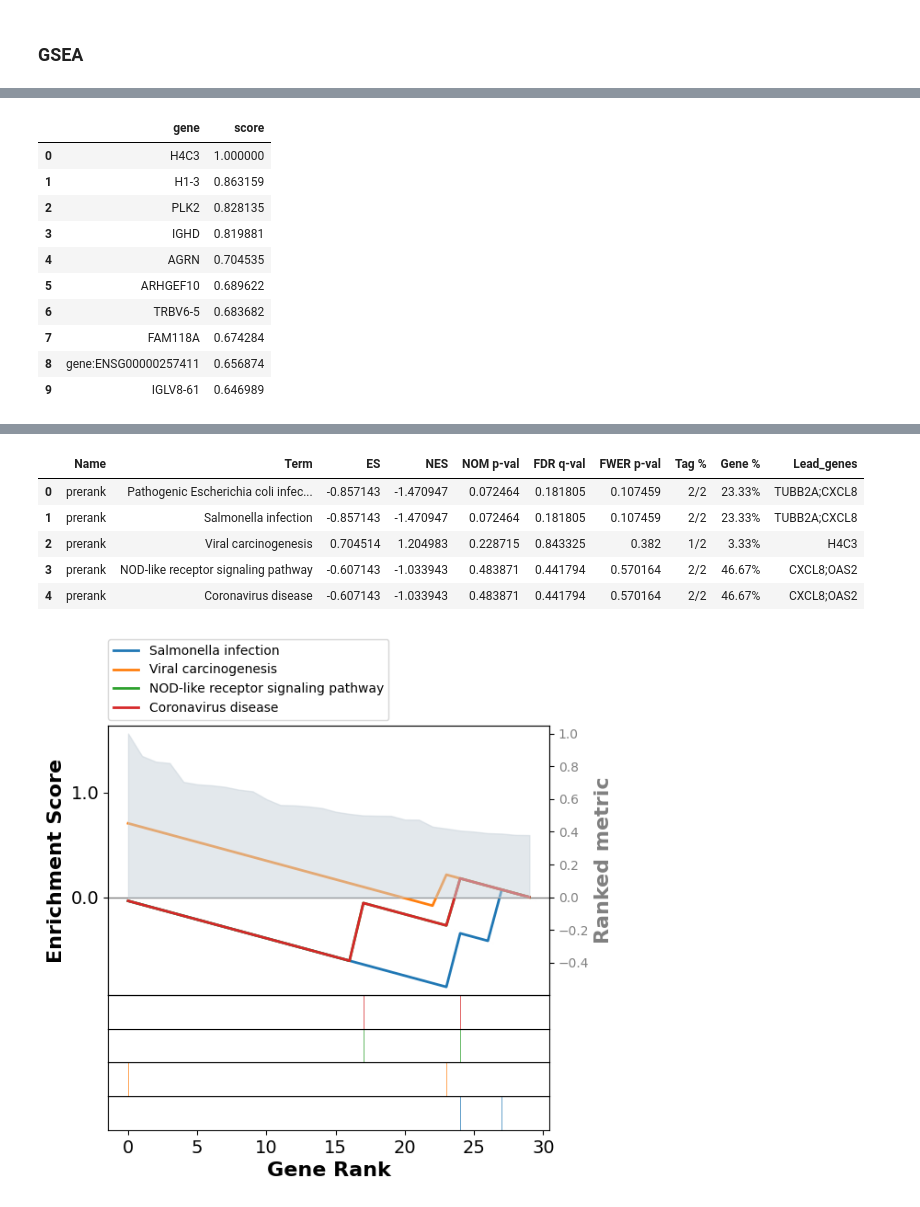
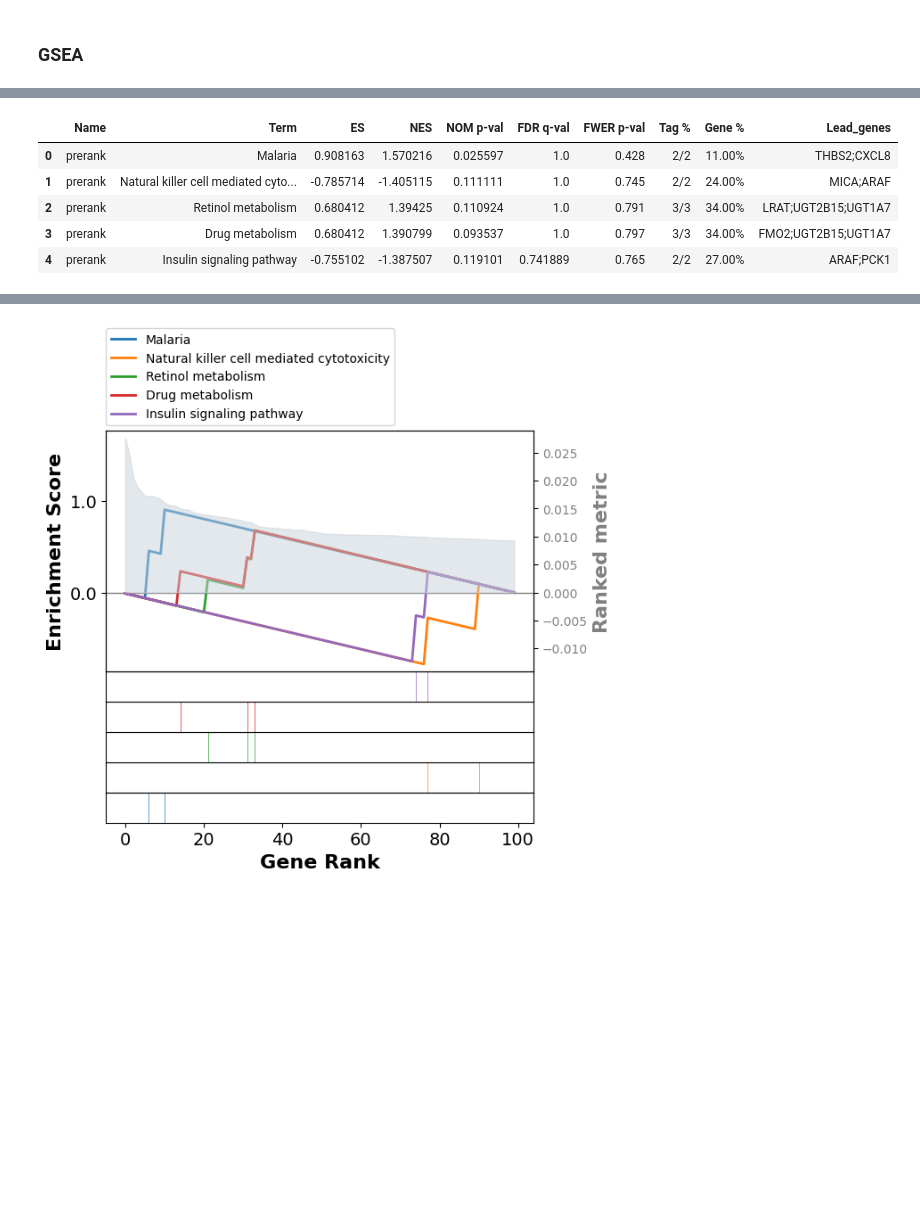
Before and after one commit to Kitiyaparnnn/MCI-AD, a Jupyter notebook: cnn_classifications.ipynb, the cells around one changed output, grey strips where cells are left out. Cells and saved outputs as stored; diff of their text form; code cells hidden in the pictures; blank space fills up the shorter version.

```diff
--- a/cnn_classifications.ipynb
+++ b/cnn_classifications.ipynb
@@ -1716,22 +968,9 @@ Overlapping genes in all three models: {'FAM118A', 'IGKV2D-29'}
 # %%
 import gseapy as gp
 
-# Create a ranked list DataFrame
-ranked_df = pd.DataFrame({
-    "gene": cnn_2d['gene_symbol'],
-    "score": cnn_2d['ig_2d']
-})
-
-# Sort by descending score (most important → least)
-ranked_df = ranked_df.sort_values("score", ascending=False)
-
-# Save to file required by GSEA
-ranked_df.to_csv("ranked_genes.rnk", sep="\t", header=False, index=False)
-display(ranked_df.head(10))
-
 # Run prerank GSEA
 pre_res = gp.prerank(
-    rnk="ranked_genes.rnk",
+    rnk="cnn_ranked_task2.rnk",
     gene_sets='KEGG_2021_Human',
     outdir='gsea_results',
     min_size=2,
@@ -1746,8 +985,8 @@ display(pre_res.res2d.head(5))
 
 # Plot GSEA enrichment for top pathway
 terms = pre_res.res2d.Term
-axs = pre_res.plot(terms=terms[1:5],
-                   #legend_kws={'loc': (1.2, 0)}, # set the legend loc
+axs = pre_res.plot(terms=terms[0:5],
+                #    legend_kws={'loc': (1.2, 0)}, # set the legend loc
                    show_ranking=True, # whether to show the second yaxis
                    figsize=(3,4)
                   )
@@ -1755,11 +1002,6 @@ axs = pre_res.plot(terms=terms[1:5],
-|  | gene | score |
-| 0 | H4C3 | 1.000000 |
-| 1 | H1-3 | 0.863159 |
-| 2 | PLK2 | 0.828135 |
-| 3 | IGHD | 0.819881 |
-| 4 | AGRN | 0.704535 |
-| 5 | ARHGEF10 | 0.689622 |
-| 6 | TRBV6-5 | 0.683682 |
-| 7 | FAM118A | 0.674284 |
-| 8 | gene:ENSG00000257411 | 0.656874 |
-| 9 | IGLV8-61 | 0.646989 |
+|  | Name | Term | ES | NES | NOM p-val | FDR q-val | FWER p-val | Tag % | Gene % | Lead_genes |
+| 0 | prerank | Malaria | 0.908163 | 1.570216 | 0.025597 | 1.0 | 0.428 | 2/2 | 11.00% | THBS2;CXCL8 |
+| 1 | prerank | Natural killer cell mediated cyto... | -0.785714 | -1.405115 | 0.111111 | 1.0 | 0.745 | 2/2 | 24.00% | MICA;ARAF |
+| 2 | prerank | Retinol metabolism | 0.680412 | 1.39425 | 0.110924 | 1.0 | 0.791 | 3/3 | 34.00% | LRAT;UGT2B15;UGT1A7 |
+| 3 | prerank | Drug metabolism | 0.680412 | 1.390799 | 0.093537 | 1.0 | 0.797 | 3/3 | 34.00% | FMO2;UGT2B15;UGT1A7 |
+| 4 | prerank | Insulin signaling pathway | -0.755102 | -1.387507 | 0.119101 | 0.741889 | 0.765 | 2/2 | 27.00% | ARAF;PCK1 |
@@ -1773,7 +1008 @@ axs = pre_res.plot(terms=terms[1:5],
-|  | Name | Term | ES | NES | NOM p-val | FDR q-val | FWER p-val | Tag % | Gene % | Lead_genes |
-| 0 | prerank | Pathogenic Escherichia coli infec... | -0.857143 | -1.470947 | 0.072464 | 0.181805 | 0.107459 | 2/2 | 23.33% | TUBB2A;CXCL8 |
-| 1 | prerank | Salmonella infection | -0.857143 | -1.470947 | 0.072464 | 0.181805 | 0.107459 | 2/2 | 23.33% | TUBB2A;CXCL8 |
-| 2 | prerank | Viral carcinogenesis | 0.704514 | 1.204983 | 0.228715 | 0.843325 | 0.382 | 1/2 | 3.33% | H4C3 |
-| 3 | prerank | NOD-like receptor signaling pathway | -0.607143 | -1.033943 | 0.483871 | 0.441794 | 0.570164 | 2/2 | 46.67% | CXCL8;OAS2 |
-| 4 | prerank | Coronavirus disease | -0.607143 | -1.033943 | 0.483871 | 0.441794 | 0.570164 | 2/2 | 46.67% | CXCL8;OAS2 |
-[figure, old version]
+[figure, new version]
```
Also changed, not shown: parts of 21 cells of this notebook, 7 other files.
